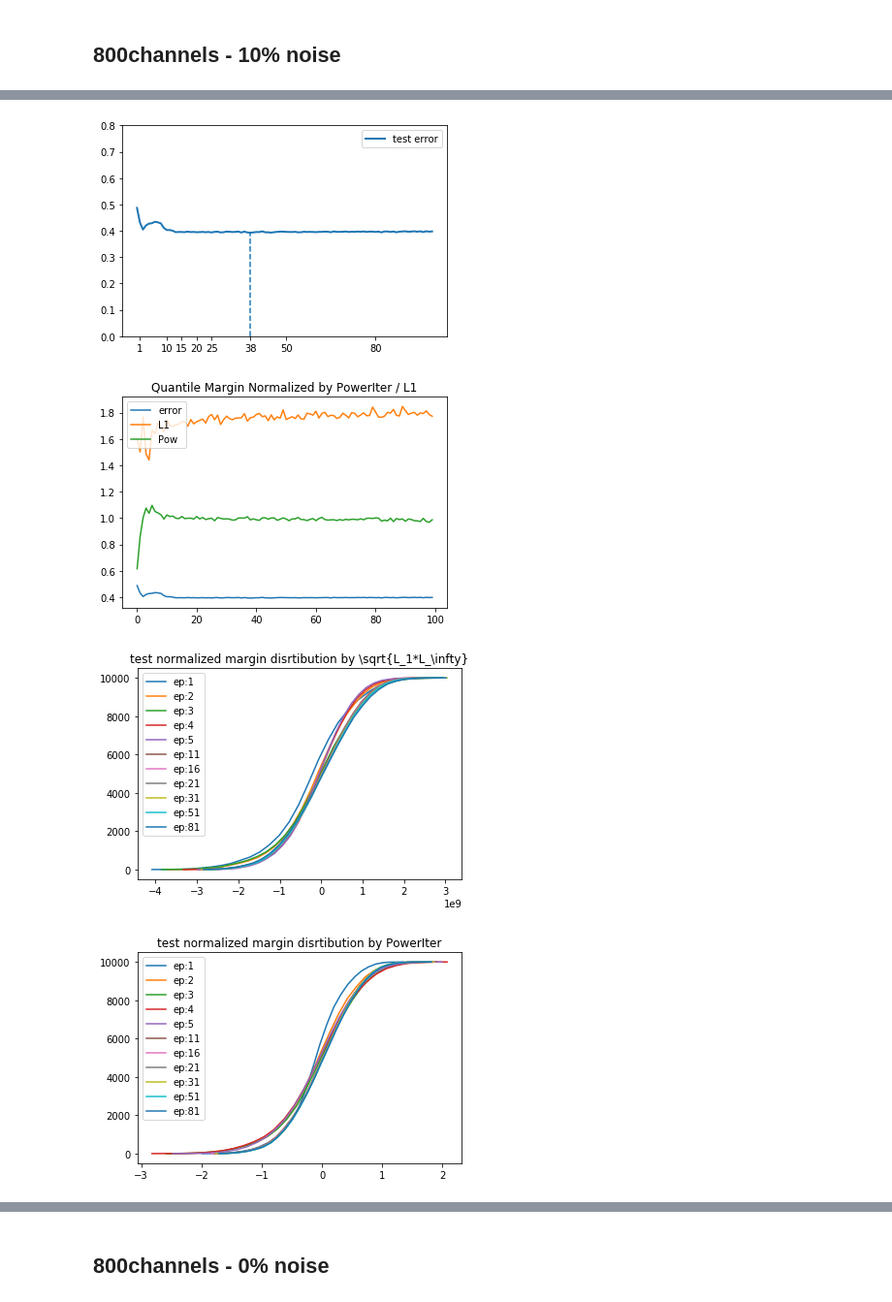
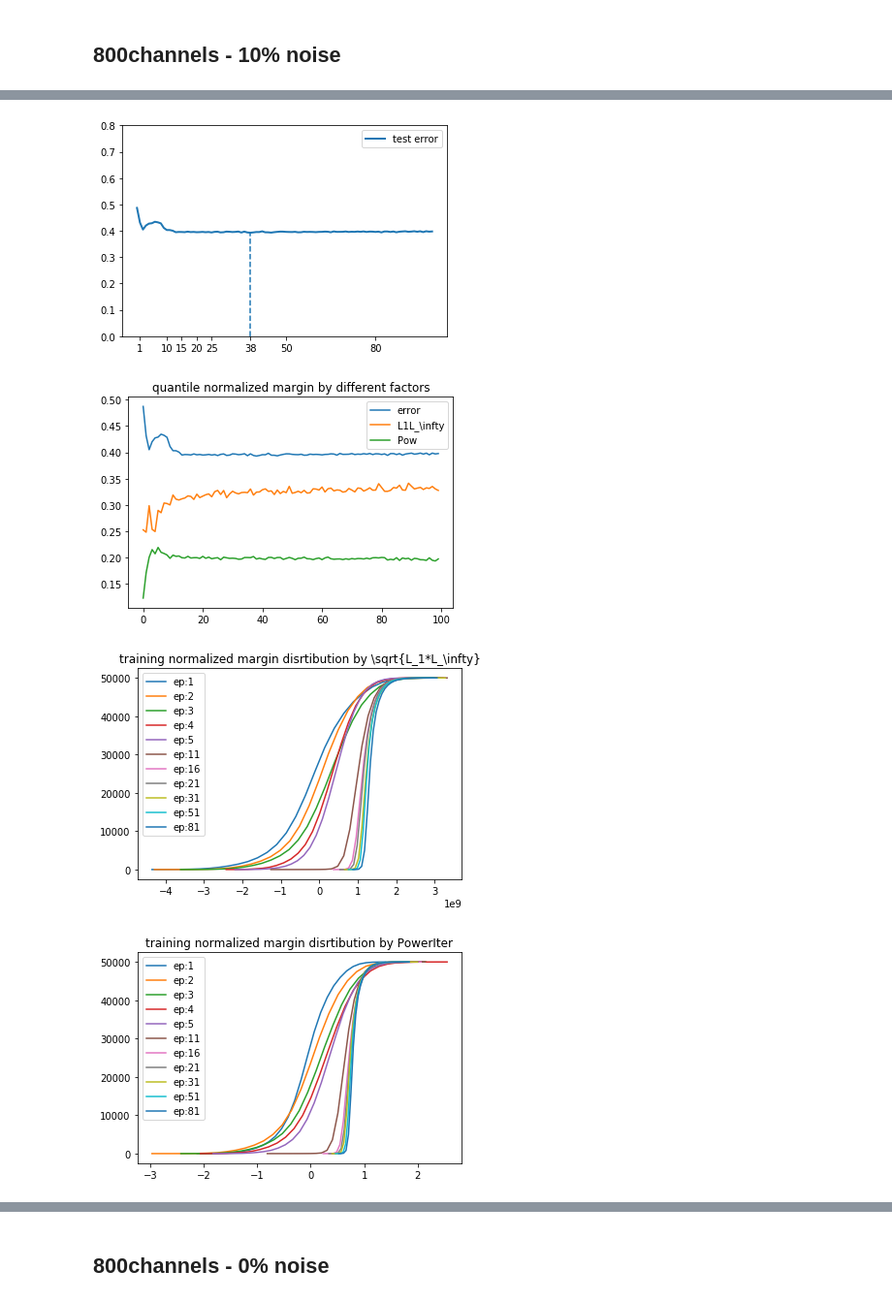
Before and after one commit to yao-lab/margin, a Jupyter notebook: ZHU_Weizhi_exp/CNN_PowerAndL1.ipynb, the cells around one changed output, grey strips where cells are left out. Shown: that part at 97% size. Drawn from its saved outputs; the diff is of its cells as text; code cells hidden in the pictures.

```diff
--- a/ZHU_Weizhi_exp/CNN_PowerAndL1.ipynb
+++ b/ZHU_Weizhi_exp/CNN_PowerAndL1.ipynb
@@ -300,37 +342,56 @@ plt.ylim(0,.8)
 plt.xticks([1, min_idx_1, 10, 15, 20, 25, 50, 80], [1, min_idx_1, 10, 15, 20, 25, 50, 80])
 plt.legend()
 plt.show()
 
-q = .95
+q = .9
 plt.plot(log['test_error'], label='error')
 nmargin_l1 = np.array(log['train_dist_margin'])/np.array(log['lip_l1']).reshape(100,1)
-plt.plot(np.quantile(nmargin_l1/1e9, q, axis=1), label='L1')
-plt.plot(log['train_qnmargin_%.1f'%q], label='Pow')
+plt.plot(np.quantile(nmargin_l1/5e9, q, axis=1), label='L1L_\infty')
+plt.plot(np.array(log['train_qnmargin_%.1f'%q])/5, label='Pow')
 plt.legend()
-plt.title('Quantile Margin Normalized by PowerIter / L1')
+plt.title('quantile normalized margin by different factors')
 plt.show()
 
 
 ep_list = [0, 1,2,3,4,10,15,20,30,50,80]
+for ep in ep_list:
+    nmargin_l1 = np.array(log['train_dist_margin'])/np.array(log['lip_l1']).reshape(100,1)
+    value, base = np.histogram(nmargin_l1[ep], bins=30)
+    cdf = np.cumsum(value)
+    plt.plot(base[:-1], cdf, label='ep:%d'%(ep+1))
+    #plt.xlim(0,1)
+    plt.legend()
+    plt.title('training normalized margin disrtibution by \sqrt{L_1*L_\infty}')
+plt.show()
+
+for ep in ep_list:
+    value, base = np.histogram(log['train_dist_nmargin'][ep], bins=30)
+    cdf = np.cumsum(value)
+    plt.plot(base[:-1], cdf, label='ep:%d'%(ep+1))
+    plt.legend()
+    plt.title('training normalized margin disrtibution by PowerIter')
+plt.show()
+
+
 for ep in ep_list:
     nmargin_l1 = np.array(log['test_dist_margin'])/np.array(log['lip_l1']).reshape(100,1)
     value, base = np.histogram(nmargin_l1[ep], bins=30)
     cdf = np.cumsum(value)
     plt.plot(base[:-1], cdf, label='ep:%d'%(ep+1))
     #plt.xlim(0,1)
     plt.legend()
     plt.title('test normalized margin disrtibution by \sqrt{L_1*L_\infty}')
 plt.show()
 
 for ep in ep_list:
     value, base = np.histogram(log['test_dist_nmargin'][ep], bins=30)
     cdf = np.cumsum(value)
     plt.plot(base[:-1], cdf, label='ep:%d'%(ep+1))
     plt.legend()
     plt.title('test normalized margin disrtibution by PowerIter')
 plt.show()
 # %% [output]
 [figure]
-[figure, old version]
+[figure, new version]
-[figure, old version]
+[figure, new version]
-[figure, old version]
+[figure, new version]
```
Also changed, not shown: parts of 4 cells of this notebook.
